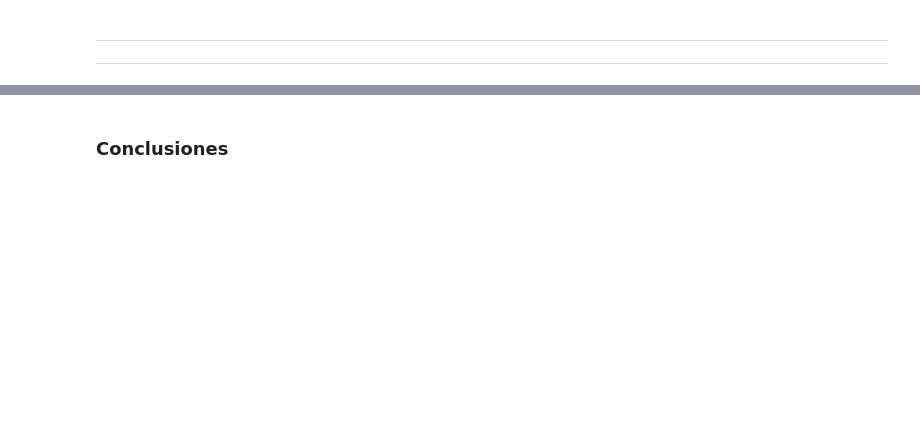
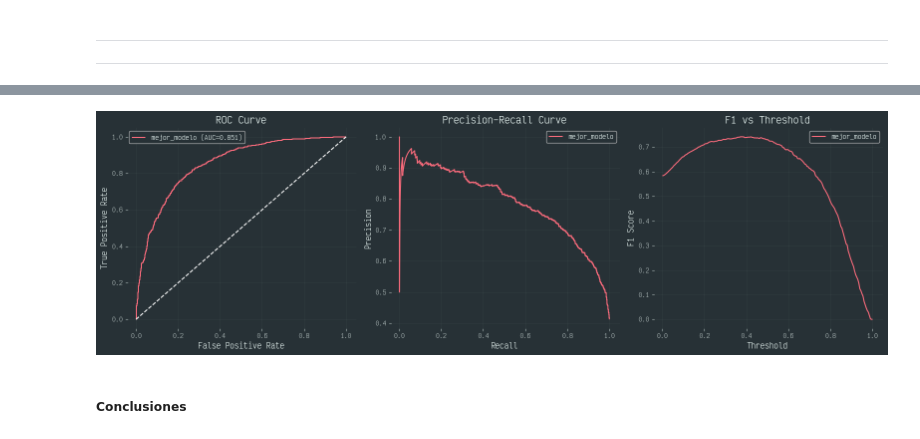
Before and after one commit to Toutl/dml-project, a Jupyter notebook: src/classification/c_3_training.ipynb, the cells around one changed output, grey strips where cells are left out. Saved outputs shown, nothing was run; the diff lists cells and outputs as text; code cells hidden in the pictures; blank space fills up the shorter version.

```diff
--- a/src/classification/c_3_training.ipynb
+++ b/src/classification/c_3_training.ipynb
@@ -906,0 +1200,10 @@ print(classification_report(data.y_test, y_pred))
+# %%
+# Ejemplo de uso de una imágen
+img_name = files2[0]
+idx = metadata2_df.index[metadata2_df["image_id"] == img_name][0]
+img_class = metadata2_df.at[idx, "class"]
+
+plt.imshow(processed_images_2[img_name], cmap="gray")
+plt.title(f"Image {img_name}. Class {img_class}")
+plt.axis("off")
+plt.show()
@@ -906,0 +1212,14 @@ print(classification_report(data.y_test, y_pred))
+# %%
+# Obtenemos un arreglo con todas las imágenes
+images_ids_2 = metadata2_df["image_id"].to_list()
+
+images_array_2 = np.empty((len(metadata2_df), 64, 64), dtype=np.float32)
+
+for i, img_name in enumerate(images_ids_2):
+    image = processed_images_2[img_name]
+
+    # Asegurarse que las imágenes estén normalizadas
+    if image.max() > 1 or image.min() < 0:
+        raise ValueError(f"Image {img_name} not normalized.")
+
+    images_array_2[i] = image
@@ -906,0 +1235,6 @@ print(classification_report(data.y_test, y_pred))
+# %%
+# Se genera el objeto para los datos
+data2 = Data(
+    X=images_array_2.astype("float32"),
+    y=metadata2_df["class"].astype("int8"),
+)
@@ -906,0 +1250,4 @@ print(classification_report(data.y_test, y_pred))
+# %%
+mejor_modelo = best_cnn
+
+print(evaluate_models({"mejor_modelo": mejor_modelo}, data2).round(2))
@@ -906,0 +1261,3 @@ print(classification_report(data.y_test, y_pred))
+# %%
+visualize_metrics(models={"mejor_modelo": mejor_modelo}, data=data2)
+# %% [output]
@@ -907,2 +1265,3 @@ print(classification_report(data.y_test, y_pred))
+[figure, added]
 # %% [markdown]
-### Conclusiones
+##### Conclusiones
```
Also changed, not shown: parts of 45 cells of this notebook, 4 other files.
